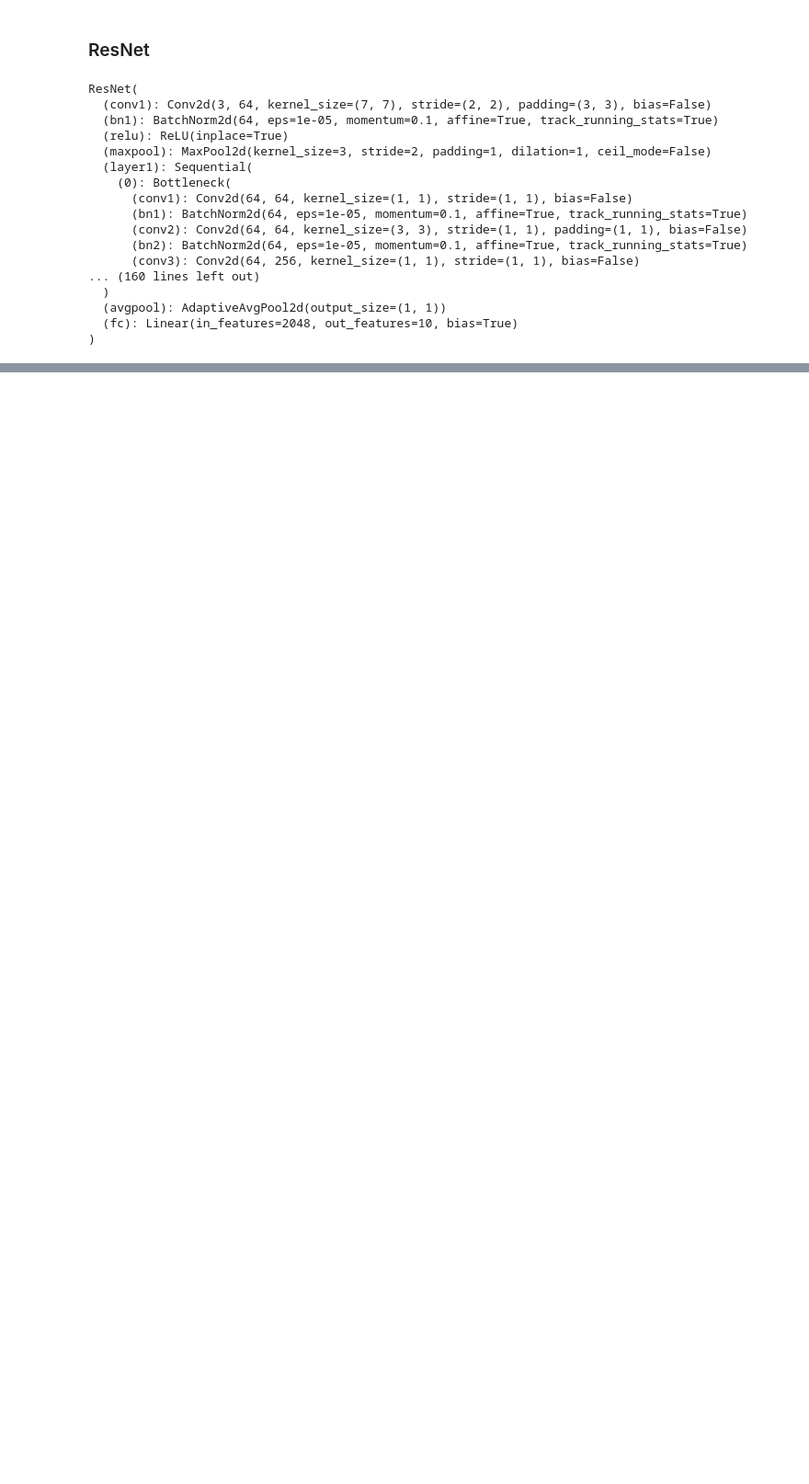
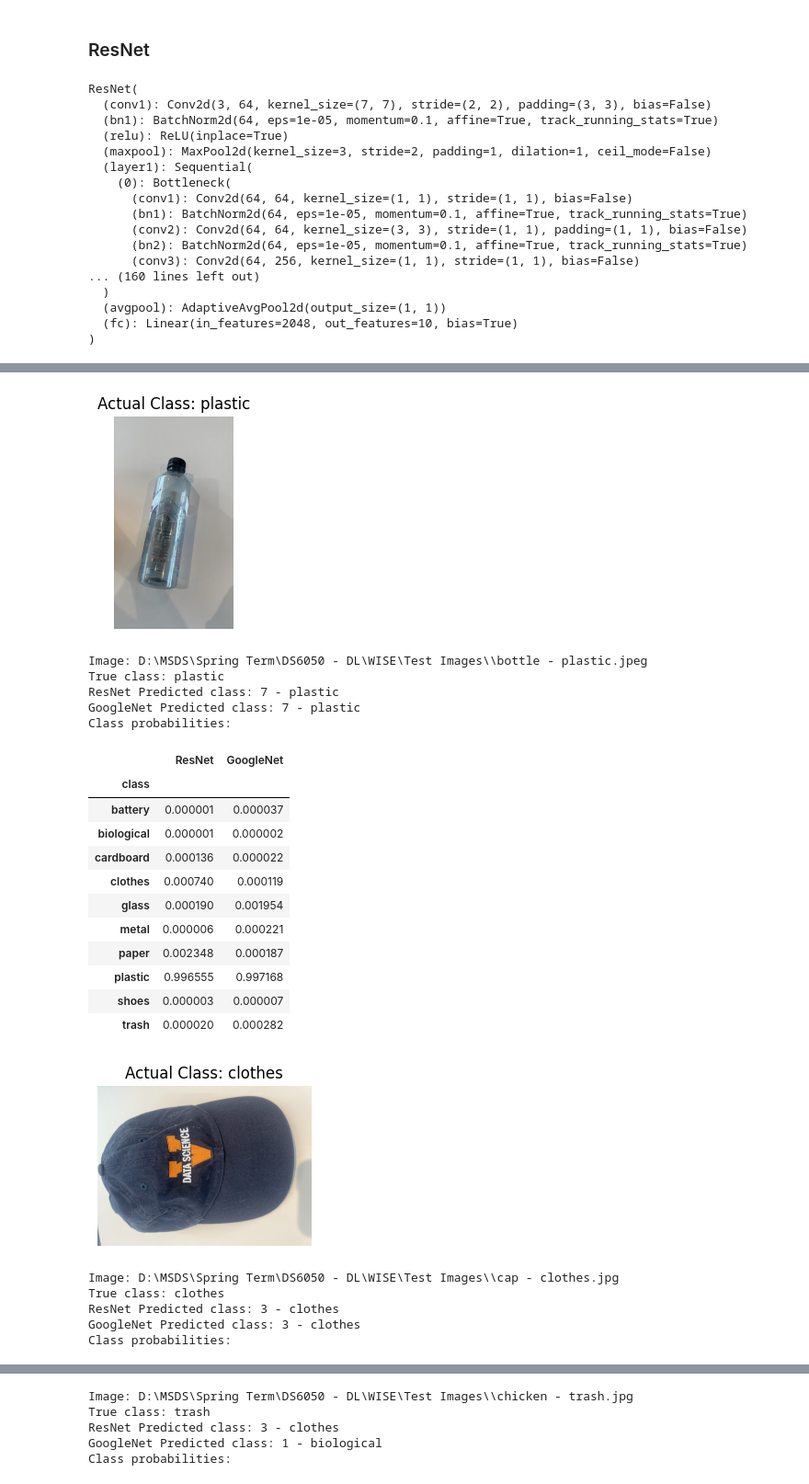
Before and after one commit to WISE-DL-Project/WISE, a Jupyter notebook: Model_Testing.ipynb, the cells around one changed output, grey strips where cells are left out. Shown at 92% size. Drawn from its saved outputs; the diff is of its cells as text; code cells hidden in the pictures; blank space fills up the shorter version.

Commit message:
Added Live Test Images

```diff
--- a/Model_Testing.ipynb
+++ b/Model_Testing.ipynb
@@ -337,0 +198,71 @@ Testing image from class: metal
+# %%
+# files = [r"C:\Users\vishg\OneDrive\Desktop\Image.jpeg",
+#          r"C:\Users\vishg\OneDrive\Desktop\Image (1).jpeg",
+#          r"C:\Users\vishg\OneDrive\Documents\Downloads\mouse.jpg",
+#          r"C:\Users\vishg\OneDrive\Documents\Downloads\scissors - metal.jpg",
+#          r"C:\Users\vishg\OneDrive\Documents\Downloads\slippers2 - shoes.jpg",
+#          r"C:\Users\vishg\OneDrive\Documents\Downloads\sunglasses - metal.jpg",
+#          r"C:\Users\vishg\OneDrive\Documents\Downloads\cap - clothes.jpg",
+#          r"C:\Users\vishg\OneDrive\Documents\Downloads\orange - biological.jpg",
+#          r"C:\Users\vishg\OneDrive\Documents\Downloads\icecream - trash.jpg"
+#          ]
+
+test_loc = r"D:\MSDS\Spring Term\DS6050 - DL\WISE\Test Images\\"
+test_files = os.listdir(test_loc)
+# %%
+# image_path = os.path.join(class_path, image_file)
+for image_path in test_files:
+    # image_path = files[-1]
+    image_path = test_loc + image_path
+    class_name = image_path.split("\\")[-1].split(".jp")[0].split("-")[-1].strip()
+    # Display the image
+    img = Image.open(image_path)
+    plt.figure(figsize=(3, 3))
+    plt.imshow(img)
+    plt.title(f"Actual Class: {class_name}")
+    plt.axis('off')
+    plt.show()
+
+    # Make prediction
+    rprediction, rprobabilities = predict_image(rmodel, image_path, device)
+    rdf = pd.DataFrame(zip(class_dirs,rprobabilities), columns = ['class','ResNet'])
+    gprediction, gprobabilities = predict_image(gmodel, image_path, device)
+    gdf = pd.DataFrame(zip(class_dirs,gprobabilities), columns = ['class','GoogleNet'])
+
+    df = rdf.merge(gdf, on='class')
+
+    print(f"Image: {image_path}")
+    print(f"True class: {class_name}")
+    print(f"ResNet Predicted class: {rprediction} - {class_dirs[rprediction]}")
+
+    print(f"GoogleNet Predicted class: {gprediction} - {class_dirs[gprediction]}")
+    print(f"Class probabilities: ")
+    styled_df = df.set_index('class').style.apply(lambda x:
+        [f'background-color: rgba(0, 128, 0, {v / x.max()})' for v in x], axis=0)
+
+    display(styled_df)
+# %% [output]
+[figure, added]
+Image: D:\MSDS\Spring Term\DS6050 - DL\WISE\Test Images\\bottle - plastic.jpeg
+True class: plastic
+ResNet Predicted class: 7 - plastic
+GoogleNet Predicted class: 7 - plastic
+Class probabilities:
+|  | ResNet | GoogleNet |
+| class |  |  |
+| battery | 0.000001 | 0.000037 |
+| biological | 0.000001 | 0.000002 |
+| cardboard | 0.000136 | 0.000022 |
+| clothes | 0.000740 | 0.000119 |
+| glass | 0.000190 | 0.001954 |
+| metal | 0.000006 | 0.000221 |
+| paper | 0.002348 | 0.000187 |
+| plastic | 0.996555 | 0.997168 |
+| shoes | 0.000003 | 0.000007 |
+| trash | 0.000020 | 0.000282 |
+[figure, added]
+Image: D:\MSDS\Spring Term\DS6050 - DL\WISE\Test Images\\cap - clothes.jpg
+True class: clothes
+ResNet Predicted class: 3 - clothes
+GoogleNet Predicted class: 3 - clothes
+Class probabilities:
@@ -337,0 +282,5 @@ Testing image from class: metal
+Image: D:\MSDS\Spring Term\DS6050 - DL\WISE\Test Images\\chicken - trash.jpg
+True class: trash
+ResNet Predicted class: 3 - clothes
+GoogleNet Predicted class: 1 - biological
+Class probabilities:
```
Also changed, not shown: parts of 6 cells of this notebook, 11 other files.
